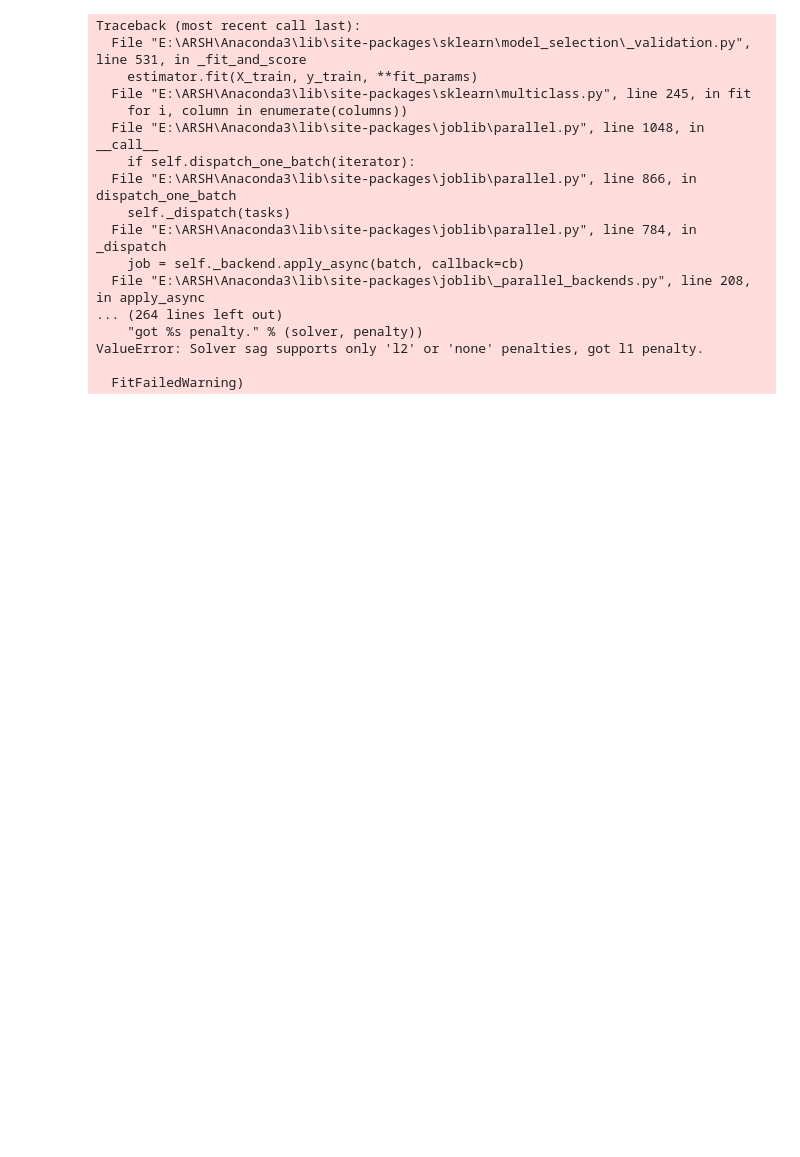
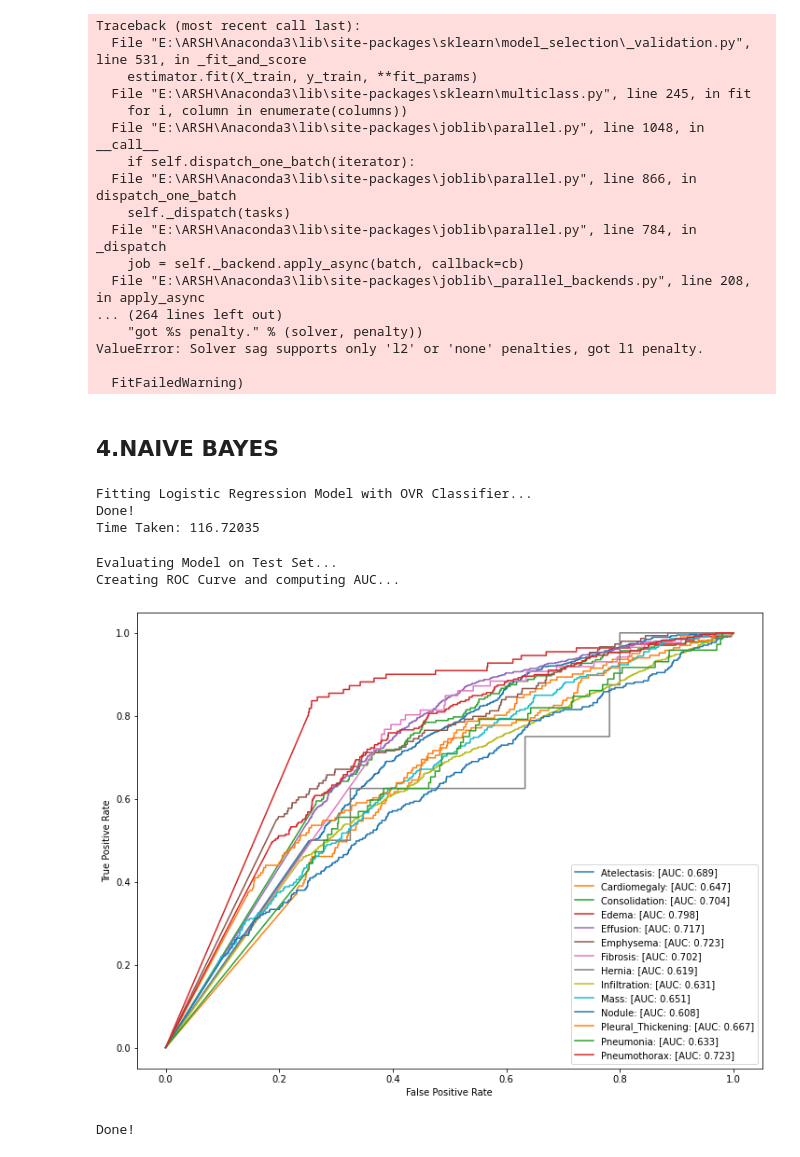
Before and after one commit to arshmodak/NIH_Chest_XRays_Disease_Detection, a Jupyter notebook: ML_on_CNN_Features.ipynb, the cells around one changed output. Drawn from its saved outputs; the diff is of its cells as text; code cells hidden in the pictures; blank space fills up the shorter version.

Commit message:
added gaussian naive bayes

```diff
--- a/ML_on_CNN_Features.ipynb
+++ b/ML_on_CNN_Features.ipynb
@@ -110,7 +110,7 @@ classes
  'Pneumothorax']
 # %%
 print("Reading Metadata...")
-metadata = pd.read_csv("D:\Northeastern courses\CS 5100\Project\NIH_Chest_XRays_Disease_Detection\final_df_all_images_wo_NF_labels.csv")
+metadata = pd.read_csv(r"D:\Northeastern courses\CS 5100\Project\NIH_Chest_XRays_Disease_Detection\final_df_all_images_wo_NF_labels.csv")
 print("Extracting Disease Label Columns...")
 labels_df = metadata[classes]
 del metadata
@@ -129,10 +129,10 @@ labels_df.head()
 | 3 | 0 | 0 | 0 | 0 | 0 | 0 | 0 | 0 | ... |
 | 4 | 0 | 0 | 0 | 0 | 0 | 0 | 0 | 1 | ... |
 # %%
-test_split = 0.01
+test_split = 0.2
 train_split = 1-test_split
 print("Splitting Data into Train ({}%) and Test ({}%) ...".format(train_split*100, test_split*100))
-X_train, X_test, y_train, y_test = train_test_split(features_df, labels_df, test_size=0.05, random_state=101, shuffle=True)
+X_train, X_test, y_train, y_test = train_test_split(features_df, labels_df, test_size=test_split, random_state=101, shuffle=True)
 X_train, X_test = pd.DataFrame(X_train), pd.DataFrame(X_test)
 print("Done!")
 # %% [output]
@@ -274,10 +274,10 @@ weighted avg       0.15      0.14      0.15      4078
 0.37798787013913665
 # %%
 dtree = DecisionTreeClassifier(random_state=7)
-parameters = {'criterion': ["gini", "entropy"], 'max_depth':[50, 75, 100, 125, 150, 200, 300, 500],
-             "min_samples_split": [2, 5, 10, 15, 20, 25, 30, 35, 40, 45, 50], "min_samples_leaf": [1, 5, 10, 15],
+parameters = {'criterion': ["gini", "entropy"], 'max_depth':[50, 75, 100, 125, 150, 200],
+             "min_samples_split": [2, 5, 10, 15, 20, 25], "min_samples_leaf": [1, 5, 10, 15],
              "max_features": ["sqrt", None, "log2"]}
 
-clf = GridSearchCV(dtree, parameters, cv=5, verbose=1)
+clf = GridSearchCV(dtree, parameters, cv=5, verbose=1, n_jobs = 2)
 clf.fit(X_train, y_train)
 # %% [output]
@@ -335,3 +334,19 @@ Traceback (most recent call last):
 ValueError: Solver sag supports only 'l2' or 'none' penalties, got l1 penalty.
 
   FitFailedWarning)
+# %% [markdown]
+## 4.NAIVE BAYES
+# %%
+from sklearn.naive_bayes import GaussianNB
+print("Fitting Logistic Regression Model with OVR Classifier...")
+start = time.time()
+ovr_gaussian_nb = OneVsRestClassifier(GaussianNB())
+
+
+ovr_gaussian_nb.fit(X_train, y_train)
+print("Done!")
+print("Time Taken: {:.5f}".format(time.time()-start))
+# %% [output]
+Fitting Logistic Regression Model with OVR Classifier...
+Done!
+Time Taken: 116.72035
@@ -337,0 +356,11 @@ ValueError: Solver sag supports only 'l2' or 'none' penalties, got l1 penalty.
+# %%
+print("Evaluating Model on Test Set...")
+y_preds = ovr_gaussian_nb.predict_proba(X_test)
+print("Creating ROC Curve and computing AUC...")
+auc_dict = plot_roc_curve(class_dict, y_preds, y_test, get_auc=True)
+print("Done!")
+# %% [output]
+Evaluating Model on Test Set...
+Creating ROC Curve and computing AUC...
+[figure, added]
+Done!
```
Also changed, not shown: parts of 5 cells of this notebook.
